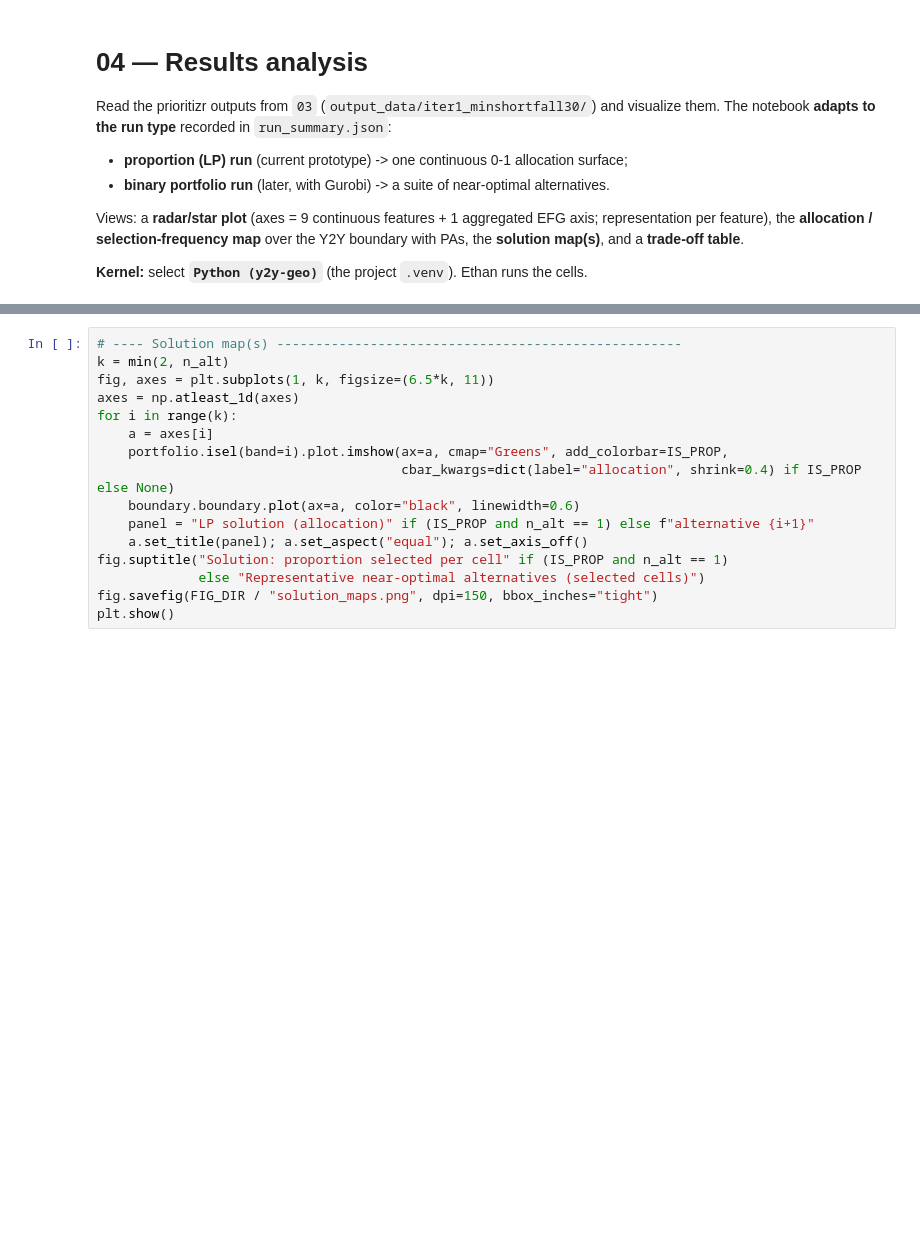
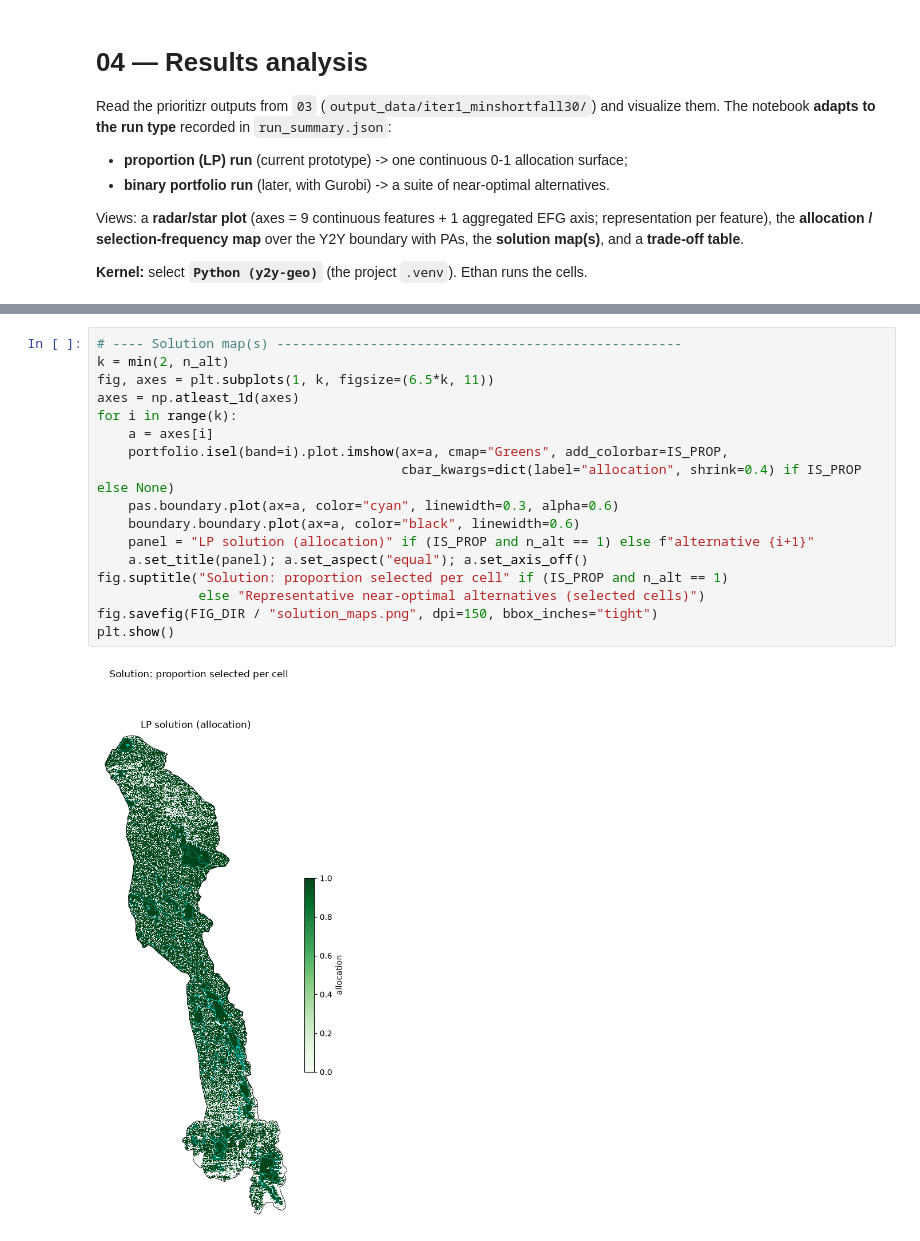
Before and after one commit to bermane/y2y-spatial-optimization, a Jupyter notebook: 04_results_analysis.ipynb, the cells around one changed output, grey strips where cells are left out. Saved outputs shown, nothing was run; the diff lists cells and outputs as text; blank space fills up the shorter version.

```diff
--- a/04_results_analysis.ipynb
+++ b/04_results_analysis.ipynb
@@ -126,16 +146,19 @@ plt.show()
 # %%
 # ---- Solution map(s) ----------------------------------------------------
 k = min(2, n_alt)
 fig, axes = plt.subplots(1, k, figsize=(6.5*k, 11))
 axes = np.atleast_1d(axes)
 for i in range(k):
     a = axes[i]
     portfolio.isel(band=i).plot.imshow(ax=a, cmap="Greens", add_colorbar=IS_PROP,
                                        cbar_kwargs=dict(label="allocation", shrink=0.4) if IS_PROP else None)
+    pas.boundary.plot(ax=a, color="cyan", linewidth=0.3, alpha=0.6)
     boundary.boundary.plot(ax=a, color="black", linewidth=0.6)
     panel = "LP solution (allocation)" if (IS_PROP and n_alt == 1) else f"alternative {i+1}"
     a.set_title(panel); a.set_aspect("equal"); a.set_axis_off()
 fig.suptitle("Solution: proportion selected per cell" if (IS_PROP and n_alt == 1)
              else "Representative near-optimal alternatives (selected cells)")
 fig.savefig(FIG_DIR / "solution_maps.png", dpi=150, bbox_inches="tight")
 plt.show()
+# %% [output]
+[figure, added]
```
Also changed, not shown: parts of 12 cells of this notebook, 3 other files.
